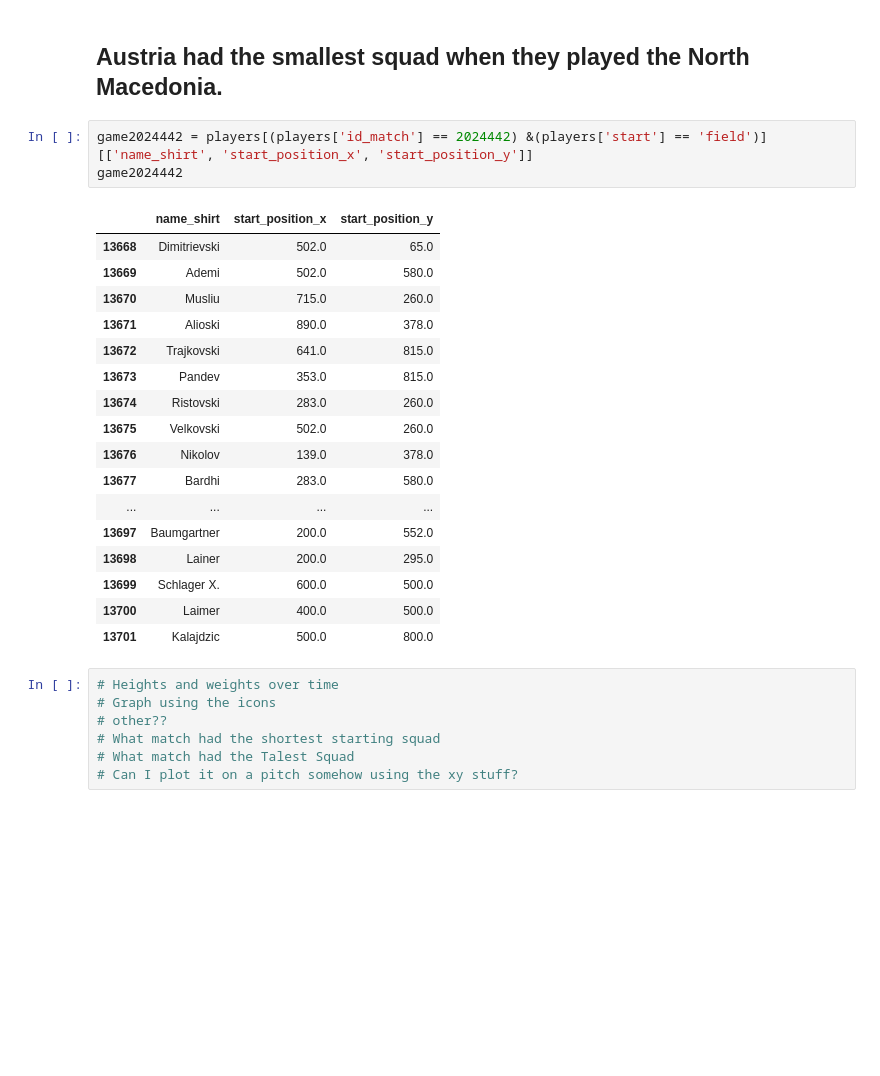
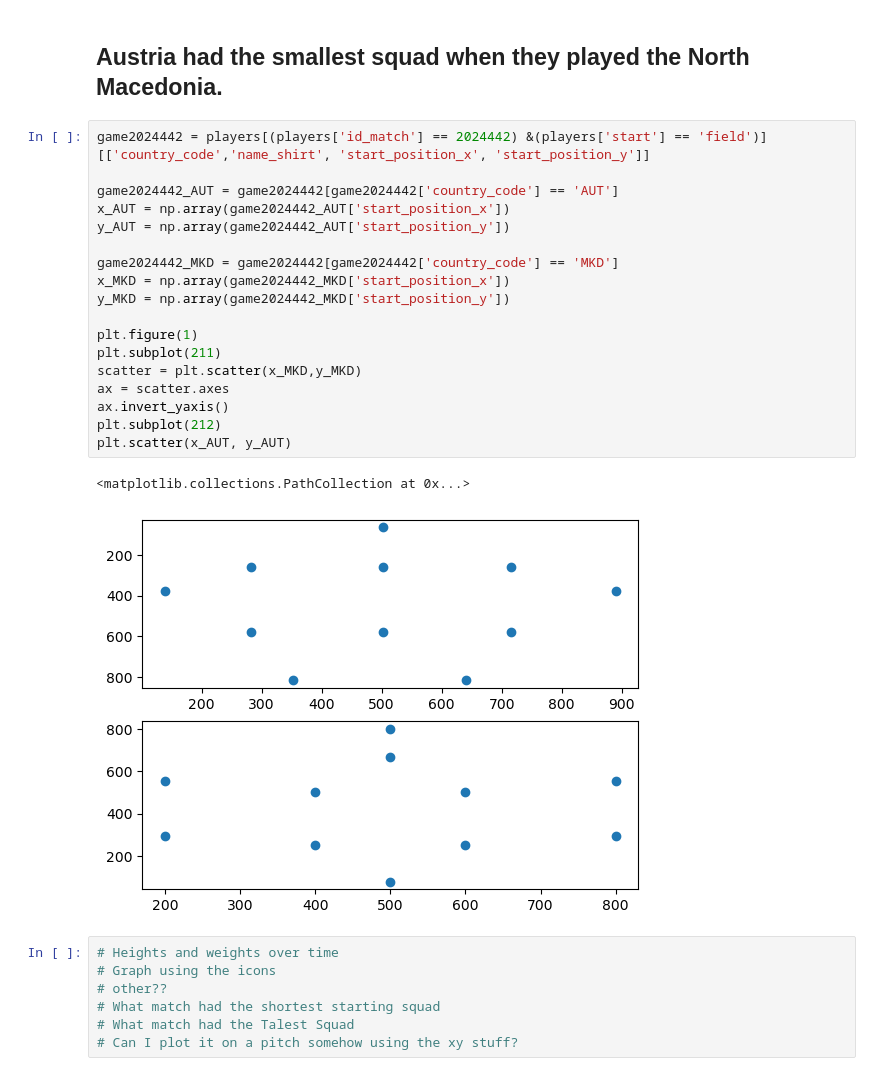
Before and after one commit to D-Walsh33/data-analysis, a Jupyter notebook: UEFA Euro Project/UEFA.ipynb, the cells around one changed output. Drawn from its saved outputs; the diff is of its cells as text; blank space fills up the shorter version.

```diff
--- a/UEFA Euro Project/UEFA.ipynb
+++ b/UEFA Euro Project/UEFA.ipynb
@@ -96,27 +97,27 @@ id_match  country_code
 Name: height, dtype: float64
 # %% [markdown]
 ## Austria had the smallest squad when they played the North Macedonia.
-# %%
-game2024442 = players[(players['id_match'] == 2024442) &(players['start'] == 'field')][['name_shirt', 'start_position_x', 'start_position_y']]
-game2024442
-# %% [output]
-|  | name_shirt | start_position_x | start_position_y |
-| 13668 | Dimitrievski | 502.0 | 65.0 |
-| 13669 | Ademi | 502.0 | 580.0 |
-| 13670 | Musliu | 715.0 | 260.0 |
-| 13671 | Alioski | 890.0 | 378.0 |
-| 13672 | Trajkovski | 641.0 | 815.0 |
-| 13673 | Pandev | 353.0 | 815.0 |
-| 13674 | Ristovski | 283.0 | 260.0 |
-| 13675 | Velkovski | 502.0 | 260.0 |
-| 13676 | Nikolov | 139.0 | 378.0 |
-| 13677 | Bardhi | 283.0 | 580.0 |
-| ... | ... | ... | ... |
-| 13697 | Baumgartner | 200.0 | 552.0 |
-| 13698 | Lainer | 200.0 | 295.0 |
-| 13699 | Schlager X. | 600.0 | 500.0 |
-| 13700 | Laimer | 400.0 | 500.0 |
-| 13701 | Kalajdzic | 500.0 | 800.0 |
+# %%
+game2024442 = players[(players['id_match'] == 2024442) &(players['start'] == 'field')][['country_code','name_shirt', 'start_position_x', 'start_position_y']]
+
+game2024442_AUT = game2024442[game2024442['country_code'] == 'AUT']
+x_AUT = np.array(game2024442_AUT['start_position_x'])
+y_AUT = np.array(game2024442_AUT['start_position_y'])
+
+game2024442_MKD = game2024442[game2024442['country_code'] == 'MKD']
+x_MKD = np.array(game2024442_MKD['start_position_x'])
+y_MKD = np.array(game2024442_MKD['start_position_y'])
+
+plt.figure(1)
+plt.subplot(211)
+scatter = plt.scatter(x_MKD,y_MKD)
+ax = scatter.axes
+ax.invert_yaxis()
+plt.subplot(212)
+plt.scatter(x_AUT, y_AUT)
+# %% [output]
+<matplotlib.collections.PathCollection at 0x...>
+[figure, added]
 # %%
 # Heights and weights over time
 # Graph using the icons
```
Also changed, not shown: parts of 1 cell of this notebook.
